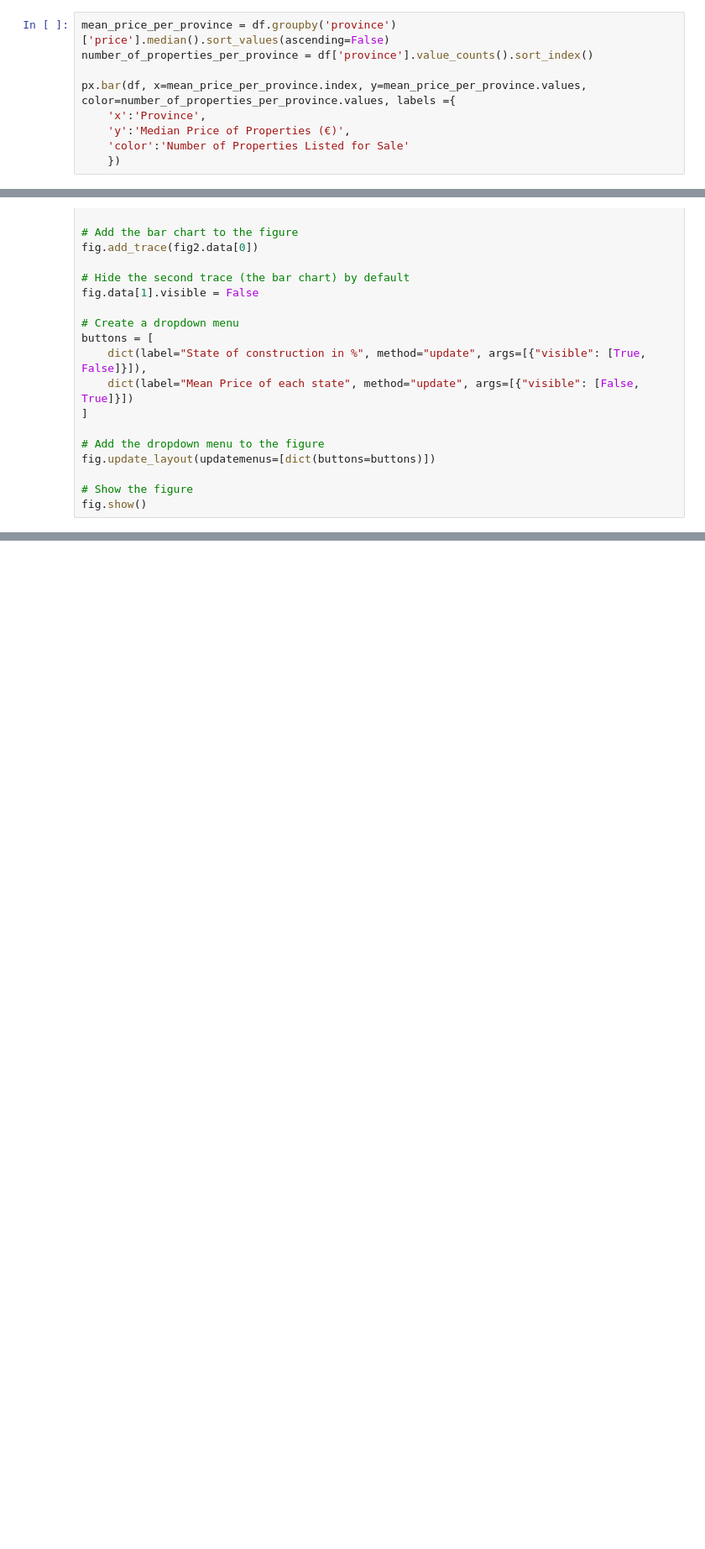
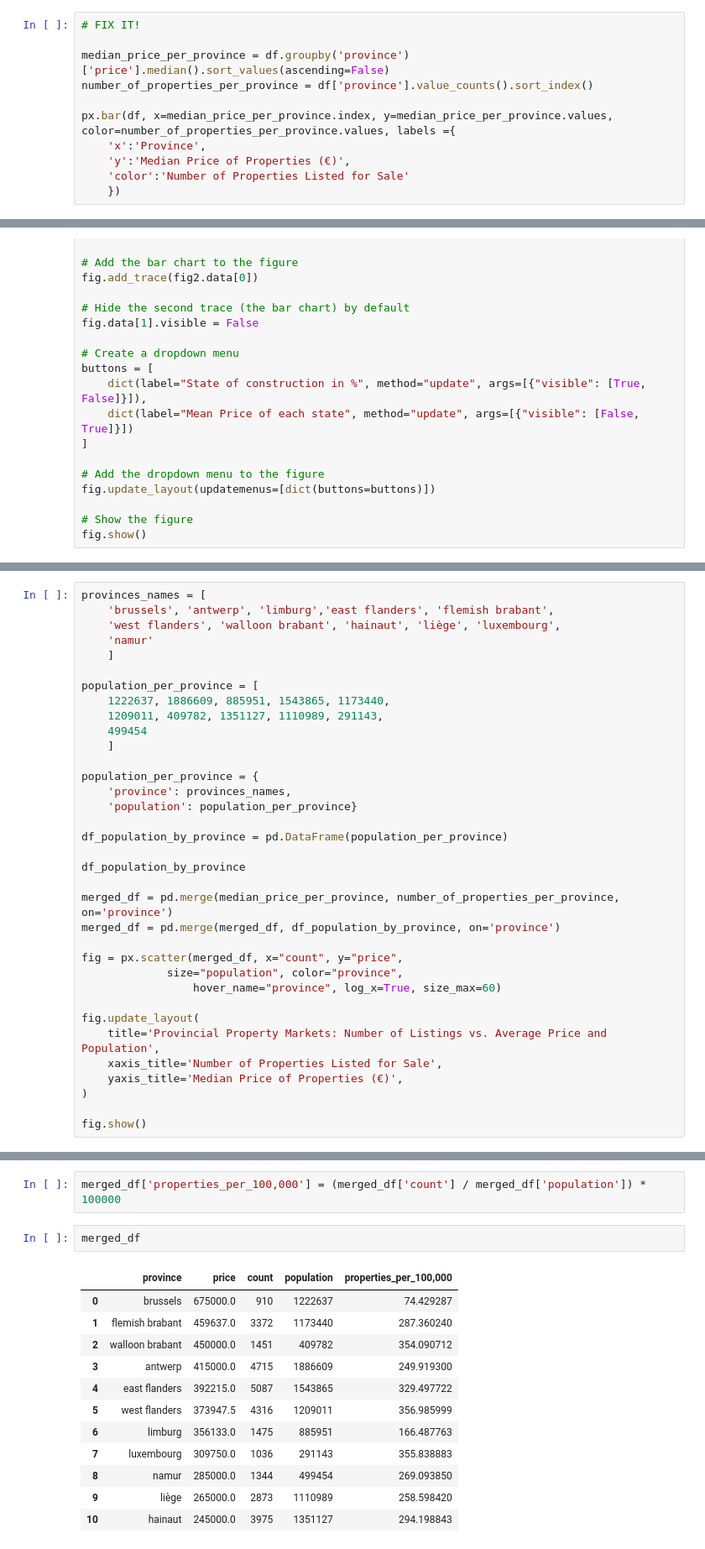
Before and after one commit to niels-demeyer/immo-eliza-scrapeGOATS-analysis, a Jupyter notebook: analysis/danil.ipynb, the cells around one changed output, grey strips where cells are left out. Shown at 84% size. Drawn from its saved outputs; the diff is of its cells as text; blank space fills up the shorter version.

```diff
--- a/analysis/danil.ipynb
+++ b/analysis/danil.ipynb
@@ -66,10 +50,12 @@ Index(['city', 'postal_code', 'district', 'province', 'price', 'subtype',
 fig = px.pie(df, names='subtype', title='Type of Real Estate in Belgium')
 fig.show()
 # %%
-mean_price_per_province = df.groupby('province')['price'].median().sort_values(ascending=False)
+# FIX IT!
+
+median_price_per_province = df.groupby('province')['price'].median().sort_values(ascending=False)
 number_of_properties_per_province = df['province'].value_counts().sort_index()
 
-px.bar(df, x=mean_price_per_province.index, y=mean_price_per_province.values, color=number_of_properties_per_province.values, labels ={
+px.bar(df, x=median_price_per_province.index, y=median_price_per_province.values, color=number_of_properties_per_province.values, labels ={
     'x':'Province',
     'y':'Median Price of Properties (€)',
     'color':'Number of Properties Listed for Sale'
@@ -168,0 +144,35 @@ Name: count, dtype: int64
+# %%
+provinces_names = [
+    'brussels', 'antwerp', 'limburg','east flanders', 'flemish brabant',
+    'west flanders', 'walloon brabant', 'hainaut', 'liège', 'luxembourg',
+    'namur'
+    ]
+
+population_per_province = [
+    1222637, 1886609, 885951, 1543865, 1173440,
+    1209011, 409782, 1351127, 1110989, 291143,
+    499454
+    ]
+
+population_per_province = {
+    'province': provinces_names,
+    'population': population_per_province}
+
+df_population_by_province = pd.DataFrame(population_per_province)
+
+df_population_by_province
+
+merged_df = pd.merge(median_price_per_province, number_of_properties_per_province, on='province')
+merged_df = pd.merge(merged_df, df_population_by_province, on='province')
+
+fig = px.scatter(merged_df, x="count", y="price",
+	         size="population", color="province",
+                 hover_name="province", log_x=True, size_max=60)
+
+fig.update_layout(
+    title='Provincial Property Markets: Number of Listings vs. Average Price and Population',
+    xaxis_title='Number of Properties Listed for Sale',
+    yaxis_title='Median Price of Properties (€)',
+)
+
+fig.show()
@@ -168,0 +194,17 @@ Name: count, dtype: int64
+# %%
+merged_df['properties_per_100,000'] = (merged_df['count'] / merged_df['population']) * 100000
+# %%
+merged_df
+# %% [output]
+|  | province | price | count | population | properties_per_100,000 |
+| 0 | brussels | 675000.0 | 910 | 1222637 | 74.429287 |
+| 1 | flemish brabant | 459637.0 | 3372 | 1173440 | 287.360240 |
+| 2 | walloon brabant | 450000.0 | 1451 | 409782 | 354.090712 |
+| 3 | antwerp | 415000.0 | 4715 | 1886609 | 249.919300 |
+| 4 | east flanders | 392215.0 | 5087 | 1543865 | 329.497722 |
+| 5 | west flanders | 373947.5 | 4316 | 1209011 | 356.985999 |
+| 6 | limburg | 356133.0 | 1475 | 885951 | 166.487763 |
+| 7 | luxembourg | 309750.0 | 1036 | 291143 | 355.838883 |
+| 8 | namur | 285000.0 | 1344 | 499454 | 269.093850 |
+| 9 | liège | 265000.0 | 2873 | 1110989 | 258.598420 |
+| 10 | hainaut | 245000.0 | 3975 | 1351127 | 294.198843 |
```
Also changed, not shown: parts of 11 cells of this notebook.
